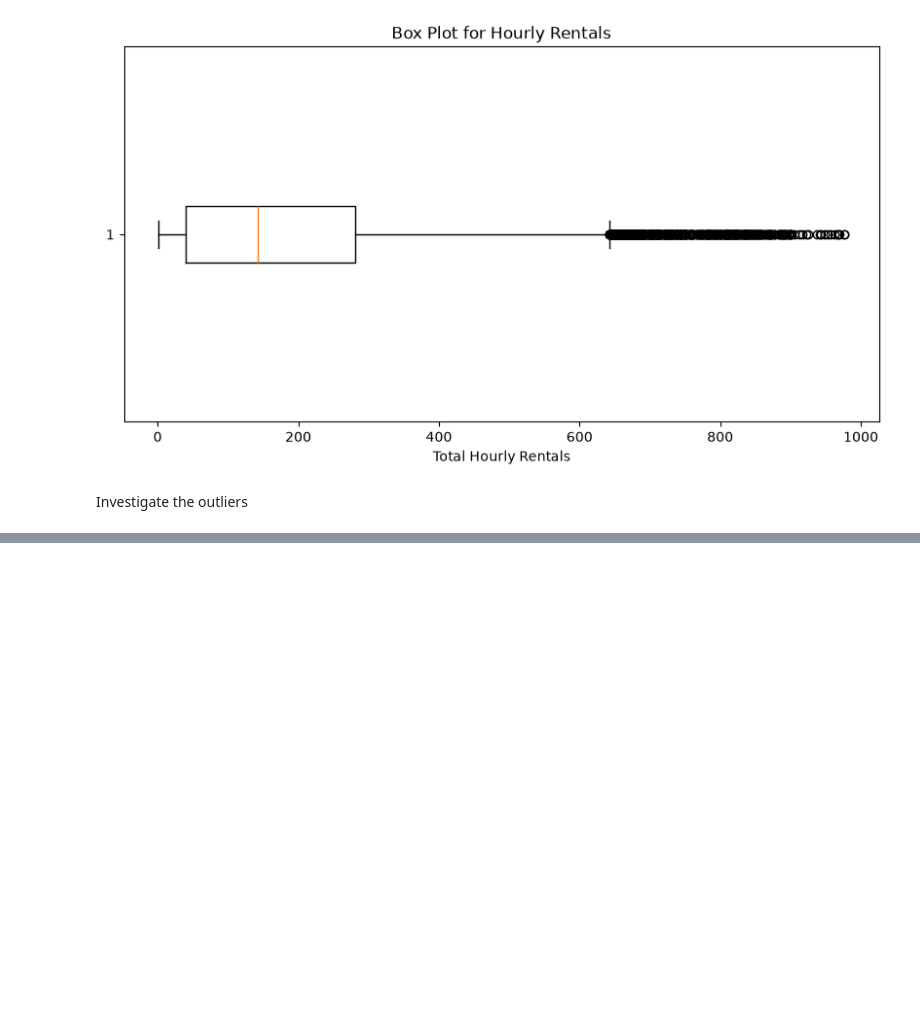
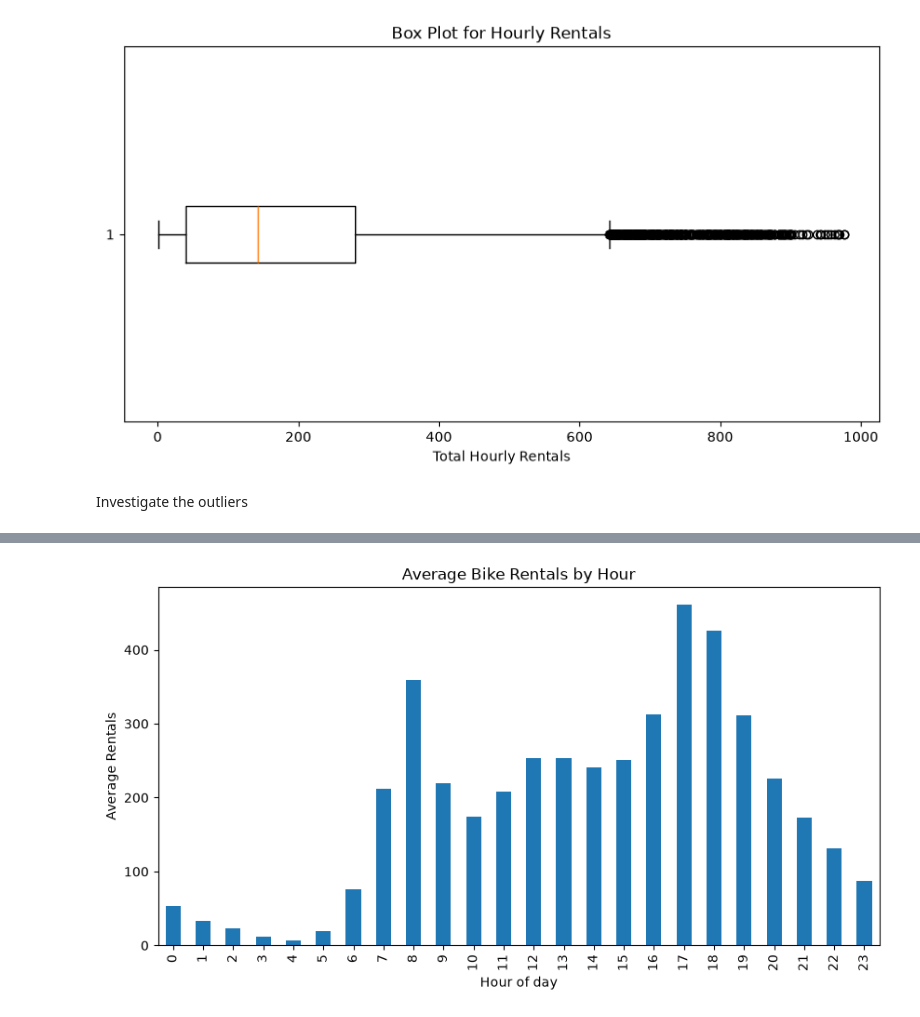
Before and after one commit to ishikabehera231096/practical-stats-data-science, a Jupyter notebook: chapter-01-eda/notebook/01_exploratory_data_analysis.ipynb, the cells around one changed output, grey strips where cells are left out. Saved outputs shown, nothing was run; the diff lists cells and outputs as text; code cells hidden in the pictures; blank space fills up the shorter version.

Commit message:
Analyze hourly demand by customer segment

```diff
--- a/chapter-01-eda/notebook/01_exploratory_data_analysis.ipynb
+++ b/chapter-01-eda/notebook/01_exploratory_data_analysis.ipynb
@@ -176,0 +198,3 @@ TypeError: Cannot perform 'ror_' with a dtyped [int64] array and scalar of type
+# %%
+hourly_demand = df.groupby('hr')['cnt'].mean()
+hourly_demand
@@ -176,0 +219,8 @@ TypeError: Cannot perform 'ror_' with a dtyped [int64] array and scalar of type
+# %%
+plt.figure(figsize=(10,5))
+hourly_demand.plot(kind="bar",title="Average Bike Rentals by Hour")
+plt.xlabel("Hour of day")
+plt.ylabel("Average Rentals")
+plt.show()
+# %% [output]
+[figure, added]
```
Also changed, not shown: parts of 6 cells of this notebook.
